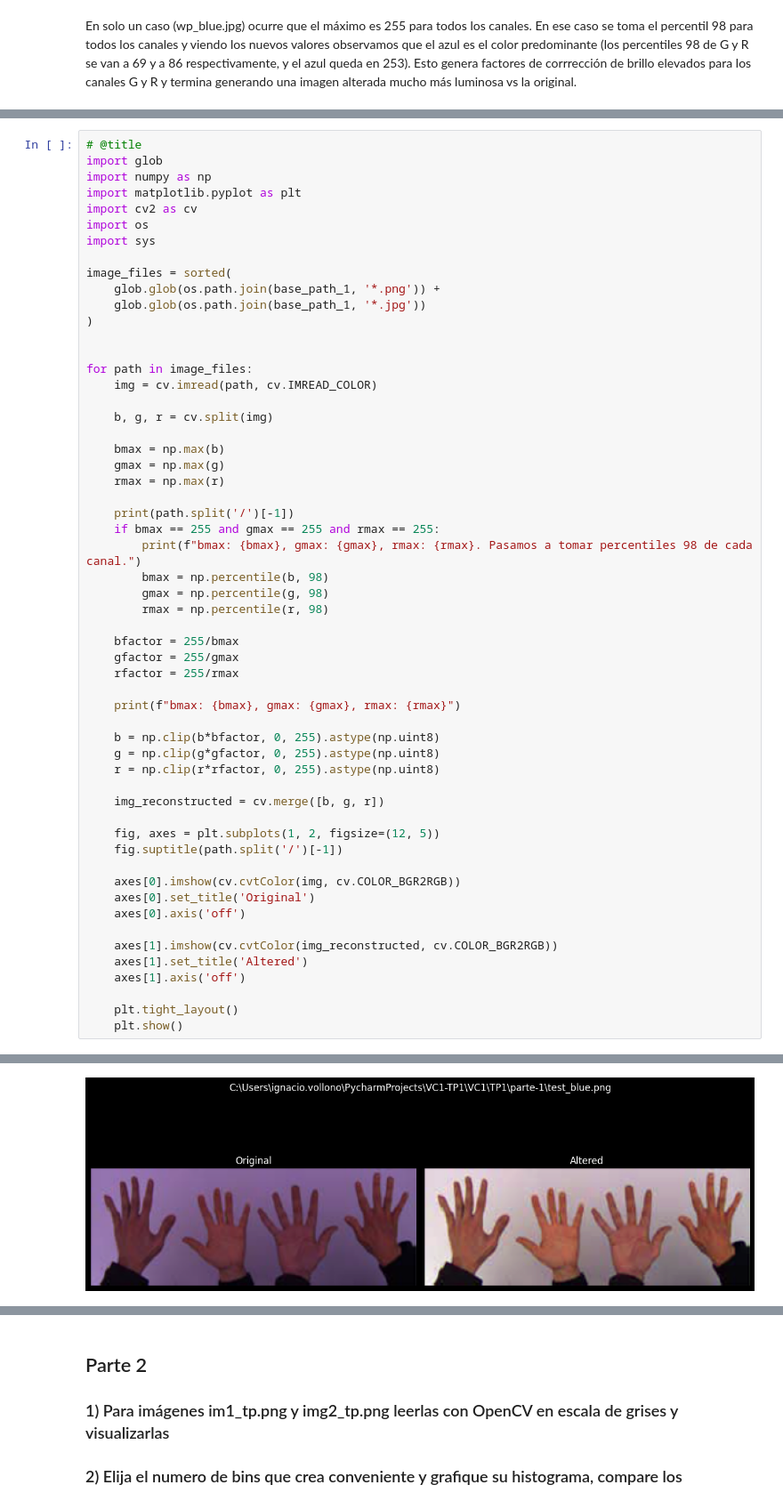
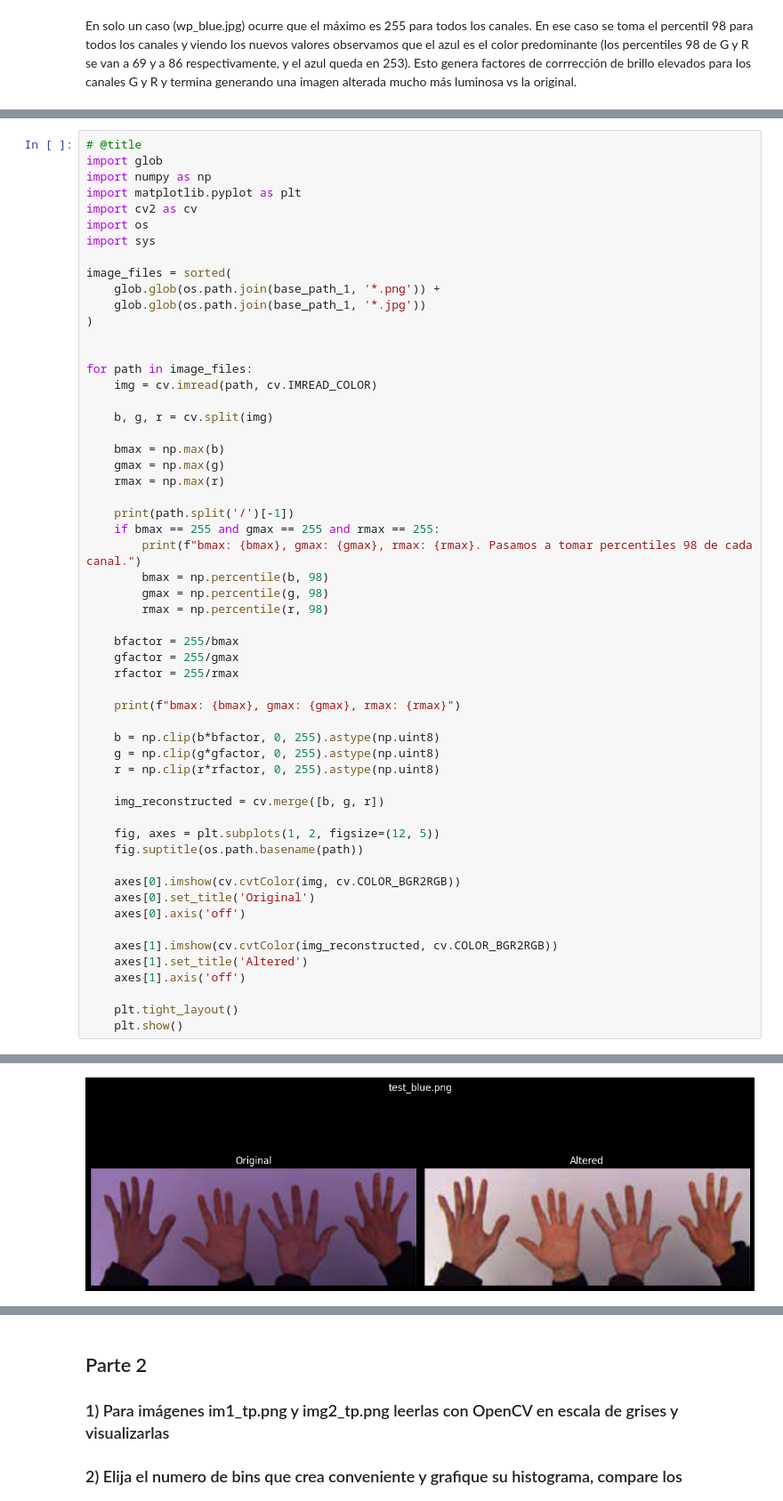
Before and after one commit to ivollonoc/VC1, a Jupyter notebook: Vollono_VC1_Co23_TP1.ipynb, the cells around one changed output, grey strips where cells are left out. Shown at 89% size. Saved outputs shown, nothing was run; the diff lists cells and outputs as text.

```diff
--- a/Vollono_VC1_Co23_TP1.ipynb
+++ b/Vollono_VC1_Co23_TP1.ipynb
@@ -50,34 +50,34 @@ for path in image_files:
         gmax = np.percentile(g, 98)
         rmax = np.percentile(r, 98)
 
     bfactor = 255/bmax
     gfactor = 255/gmax
     rfactor = 255/rmax
 
     print(f"bmax: {bmax}, gmax: {gmax}, rmax: {rmax}")
 
     b = np.clip(b*bfactor, 0, 255).astype(np.uint8)
     g = np.clip(g*gfactor, 0, 255).astype(np.uint8)
     r = np.clip(r*rfactor, 0, 255).astype(np.uint8)
 
     img_reconstructed = cv.merge([b, g, r])
 
     fig, axes = plt.subplots(1, 2, figsize=(12, 5))
-    fig.suptitle(path.split('/')[-1])
+    fig.suptitle(os.path.basename(path))
 
     axes[0].imshow(cv.cvtColor(img, cv.COLOR_BGR2RGB))
     axes[0].set_title('Original')
     axes[0].axis('off')
 
     axes[1].imshow(cv.cvtColor(img_reconstructed, cv.COLOR_BGR2RGB))
     axes[1].set_title('Altered')
     axes[1].axis('off')
 
     plt.tight_layout()
     plt.show()
 # %% [output]
 C:\Users\ignacio.vollono\PycharmProjects\VC1-TP1\VC1\TP1\parte-1\test_blue.png
 bmax: 200, gmax: 138, rmax: 165
-[figure, old version]
+[figure, new version]
 C:\Users\ignacio.vollono\PycharmProjects\VC1-TP1\VC1\TP1\parte-1\test_green.png
 bmax: 171, gmax: 250, rmax: 210
```
Also changed, not shown: parts of 3 cells of this notebook.
